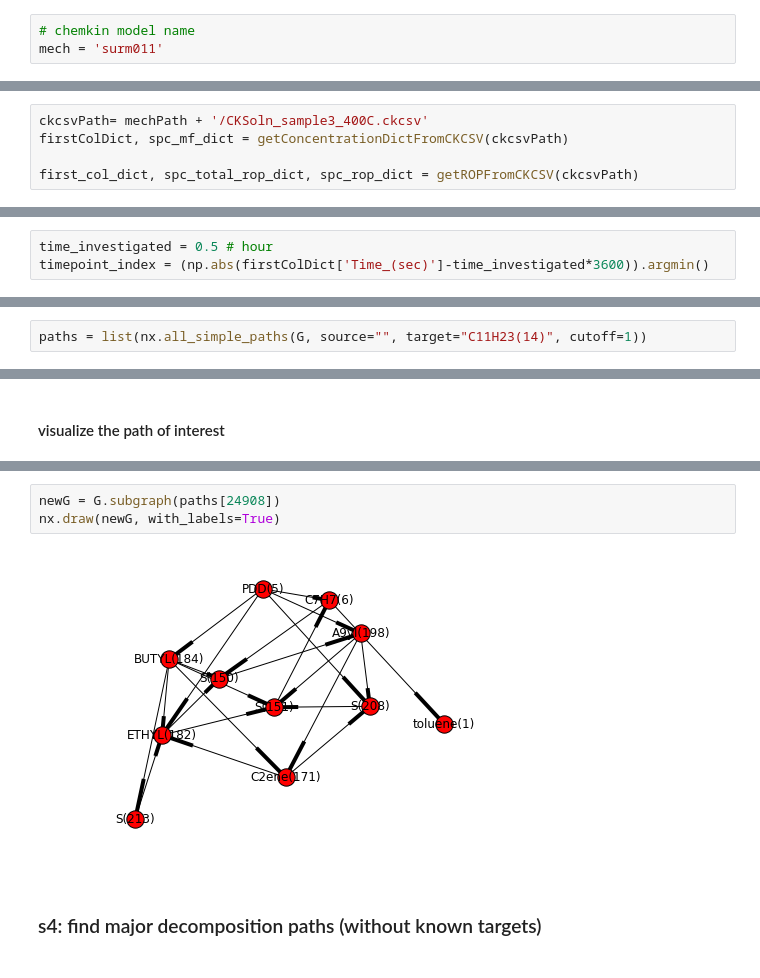
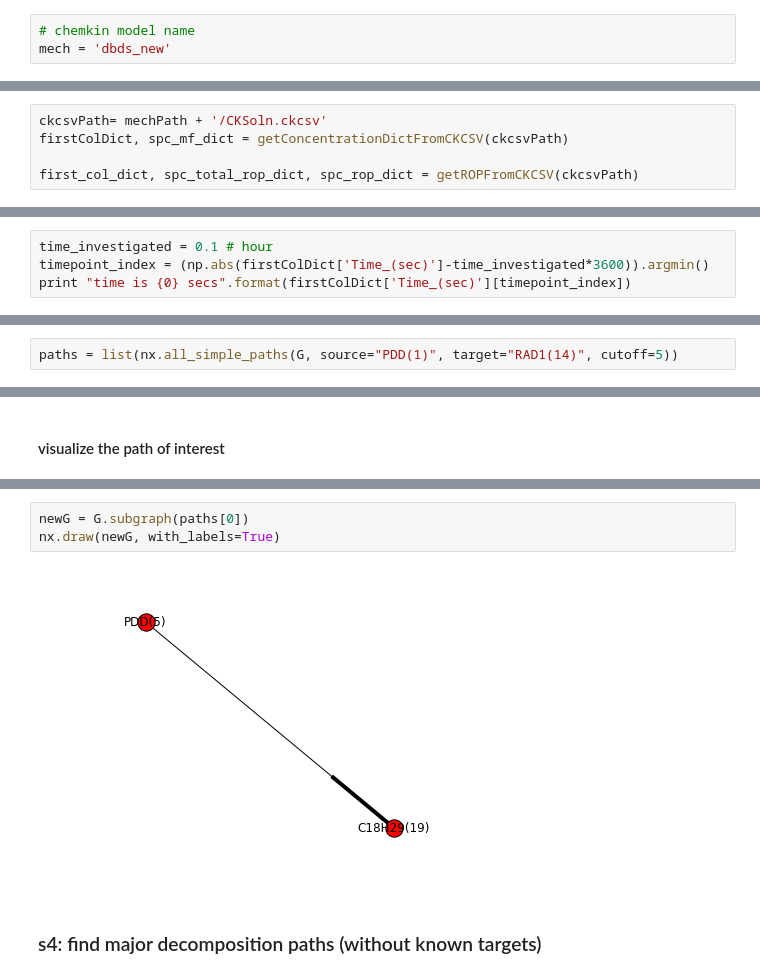
Before and after one commit to KEHANG/rmg_wiki, a Jupyter notebook: tools/ROP/mechanism_analyzer.ipynb, the cells around one changed output, grey strips where cells are left out. Drawn from its saved outputs; the diff is of its cells as text.

```diff
--- a/tools/ROP/mechanism_analyzer.ipynb
+++ b/tools/ROP/mechanism_analyzer.ipynb
@@ -14,7 +14,7 @@ from rmgpy.chemkin import loadChemkinFile
 import os
 # %%
 # chemkin model name
-mech = 'surm011'
+mech = 'dbds_new'
 # %%
 path = os.path.abspath('../')
 mechPath = path + '/data/' + mech
@@ -40,7 +40,7 @@ import numpy as np
 # %% [markdown]
 ### s1: prepare a dict for graph edges
 # %%
-ckcsvPath= mechPath + '/CKSoln_sample3_400C.ckcsv'
+ckcsvPath= mechPath + '/CKSoln.ckcsv'
 firstColDict, spc_mf_dict = getConcentrationDictFromCKCSV(ckcsvPath)
 
 first_col_dict, spc_total_rop_dict, spc_rop_dict = getROPFromCKCSV(ckcsvPath)
@@ -55,5 +55,6 @@ for pair in graph_edges_dict:
 # %% [markdown]
 ### s2: create DiGraph()
 # %%
-time_investigated = 0.5 # hour
+time_investigated = 0.1 # hour
 timepoint_index = (np.abs(firstColDict['Time_(sec)']-time_investigated*3600)).argmin()
+print "time is {0} secs".format(firstColDict['Time_(sec)'][timepoint_index])
@@ -73,7 +80,7 @@ for pair in graph_edges_dict:
 # %% [markdown]
 ### s3: find paths (with known target)
 # %%
-paths = list(nx.all_simple_paths(G, source="", target="C11H23(14)", cutoff=1))
+paths = list(nx.all_simple_paths(G, source="PDD(1)", target="RAD1(14)", cutoff=5))
 # %% [markdown]
 #### sort out most sginificant path
 # %%
@@ -126,8 +135,8 @@ rxn#181(1/1 Disp): [CH2]Cc1ccccc1(16) + C[CH]CCCCCCCCC(14) <=> undecane(3) + C=C
 # %%
-newG = G.subgraph(paths[24908])
+newG = G.subgraph(paths[0])
 nx.draw(newG, with_labels=True)
 # %% [output]
-[figure, old version]
+[figure, new version]
 # %% [markdown]
 ### s4: find major decomposition paths (without known targets)
 # %%
```
Also changed, not shown: parts of 8 cells of this notebook.
